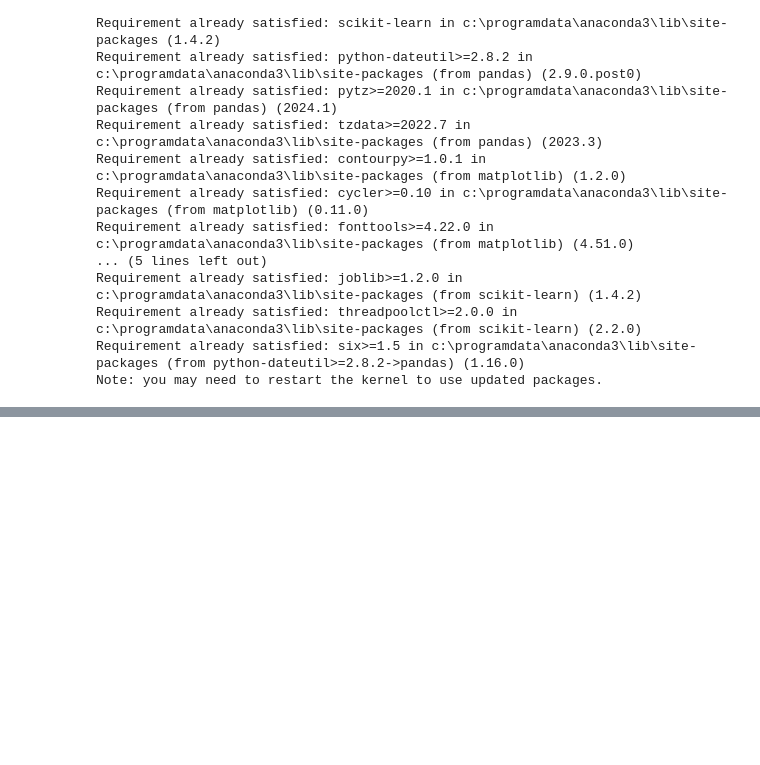
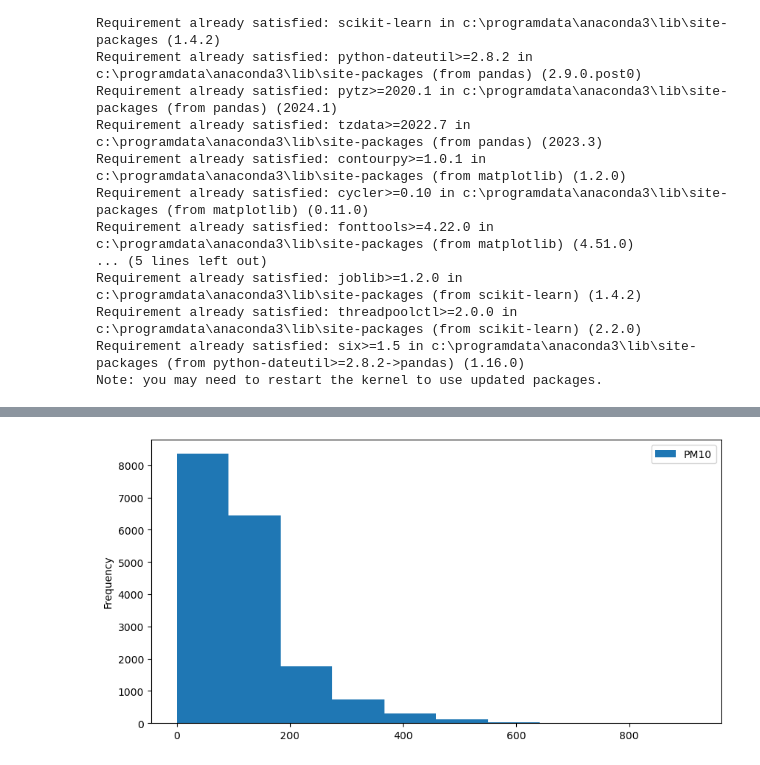
Before and after one commit to taskmasterzoro/week-1-AQI-Prediction, a Jupyter notebook: air_quality.ipynb, the cells around one changed output, grey strips where cells are left out. Cells and saved outputs as stored; diff of their text form; code cells hidden in the pictures; blank space fills up the shorter version.

```diff
--- a/air_quality.ipynb
+++ b/air_quality.ipynb
@@ -158,0 +184,6 @@ dtype: float64
+# %%
+df['PM10'].plot(kind='hist',figsize=(10,5))
+plt.legend()
+plt.show()
+# %% [output]
+[figure, added]
```
Also changed, not shown: parts of 61 cells of this notebook.
